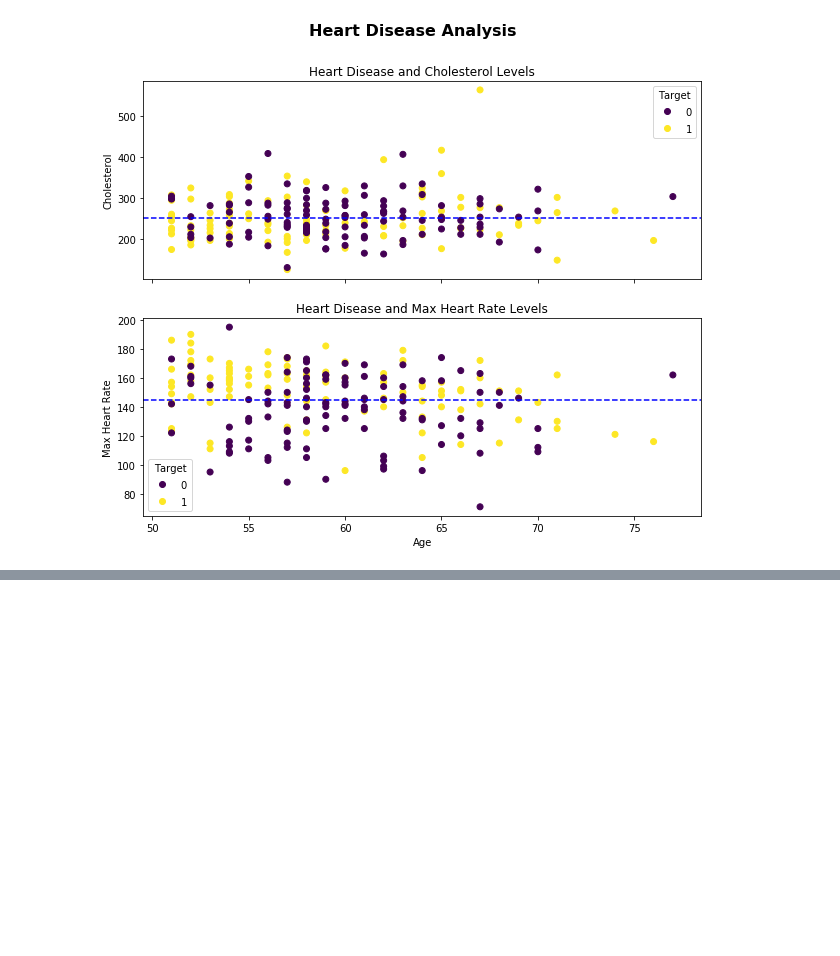
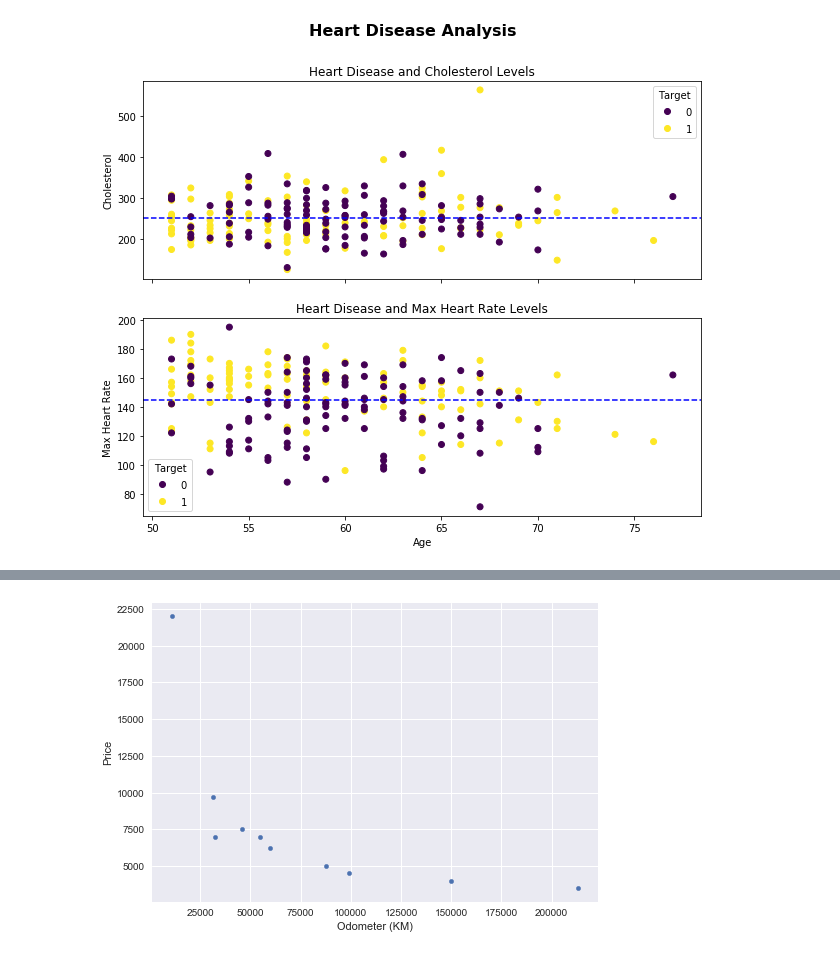
Before and after one commit to Karthikraj96/intro-to-matplotlib, a Jupyter notebook: intro to matplot lib.ipynb, the cells around one changed output, grey strips where cells are left out. Saved outputs shown, nothing was run; the diff lists cells and outputs as text; code cells hidden in the pictures; blank space fills up the shorter version.

```diff
--- a/intro to matplot lib.ipynb
+++ b/intro to matplot lib.ipynb
@@ -512,0 +561,4 @@ fig.suptitle('Heart Disease Analysis', fontsize=16, fontweight='bold');
+# %%
+car_sales.plot(x="Odometer (KM)", y="Price", kind="scatter");
+# %% [output]
+[figure, added]
```
Also changed, not shown: parts of 37 cells of this notebook.
